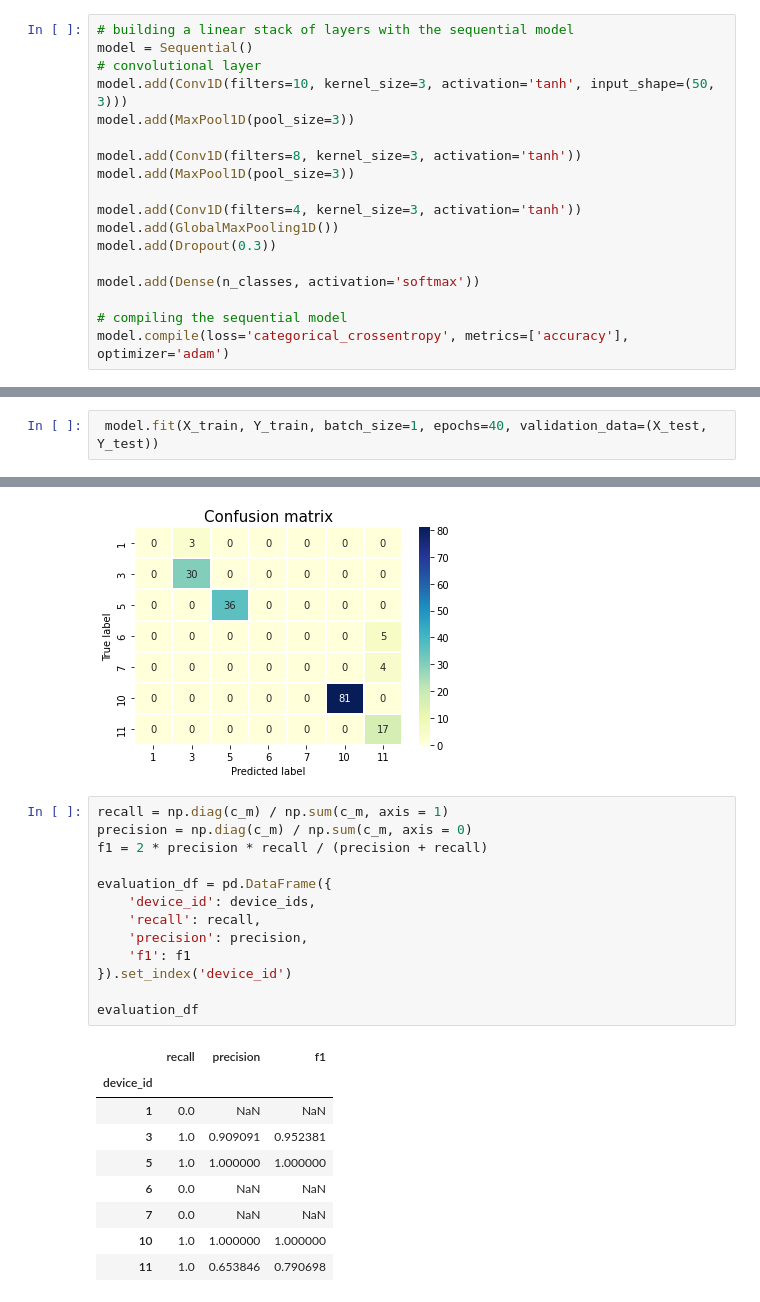
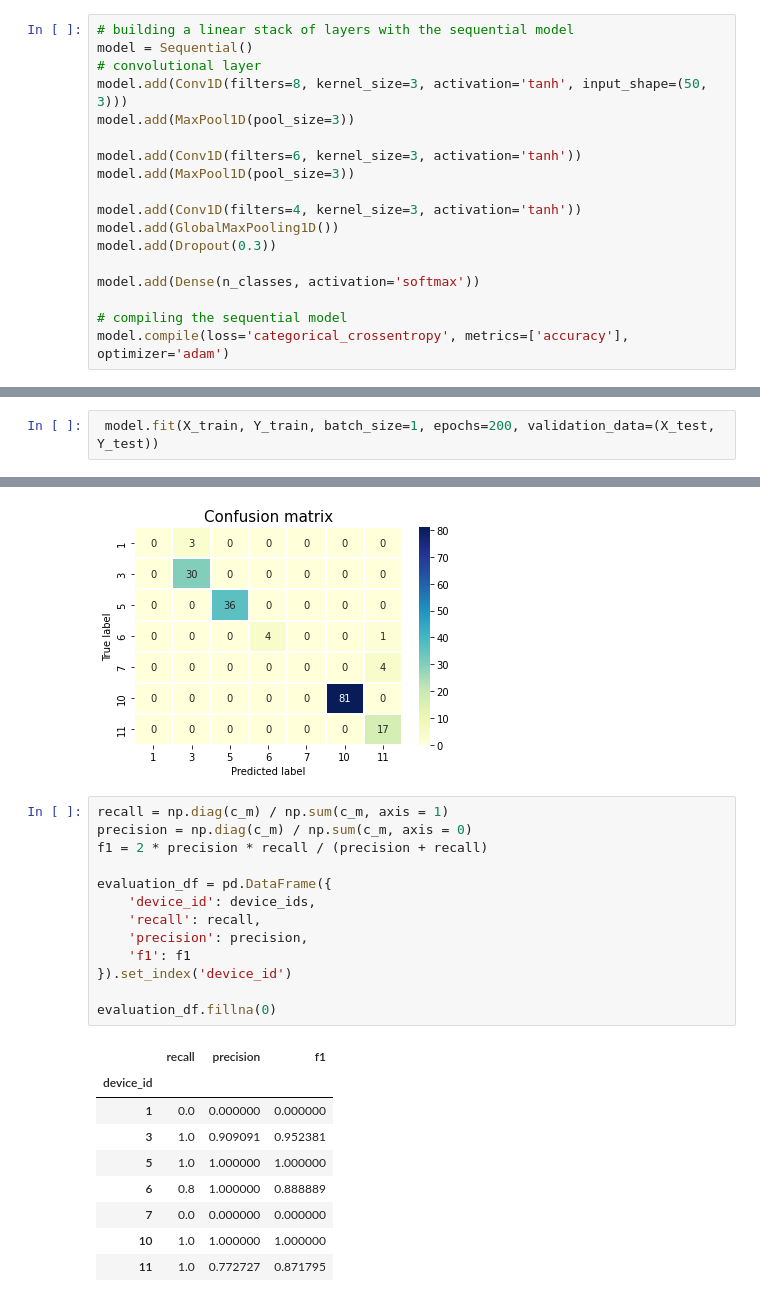
Before and after one commit to qirun-chen/getting-into-telematics, a Jupyter notebook: Driver identification prediction - baseline.ipynb, the cells around one changed output, grey strips where cells are left out. Saved outputs shown, nothing was run; the diff lists cells and outputs as text.

```diff
--- a/Driver identification prediction - baseline.ipynb
+++ b/Driver identification prediction - baseline.ipynb
@@ -226,10 +226,10 @@ Shape after one-hot encoding:  (43, 7)
 # building a linear stack of layers with the sequential model
 model = Sequential()
 # convolutional layer
-model.add(Conv1D(filters=10, kernel_size=3, activation='tanh', input_shape=(50, 3)))
+model.add(Conv1D(filters=8, kernel_size=3, activation='tanh', input_shape=(50, 3)))
 model.add(MaxPool1D(pool_size=3))
 
-model.add(Conv1D(filters=8, kernel_size=3, activation='tanh'))
+model.add(Conv1D(filters=6, kernel_size=3, activation='tanh'))
 model.add(MaxPool1D(pool_size=3))
 
 model.add(Conv1D(filters=4, kernel_size=3, activation='tanh'))
@@ -265,5 +265,5 @@ _________________________________________________________________
 # %% [markdown]
 ### CNN Training logs
 # %%
- model.fit(X_train, Y_train, batch_size=1, epochs=40, validation_data=(X_test, Y_test))
+ model.fit(X_train, Y_train, batch_size=1, epochs=200, validation_data=(X_test, Y_test))
 # %% [output]
@@ -314,24 +314,24 @@ confusion_matrix_plot = fig
 # %%
 recall = np.diag(c_m) / np.sum(c_m, axis = 1)
 precision = np.diag(c_m) / np.sum(c_m, axis = 0)
 f1 = 2 * precision * recall / (precision + recall)
 
 evaluation_df = pd.DataFrame({
     'device_id': device_ids,
     'recall': recall,
     'precision': precision,
     'f1': f1
 }).set_index('device_id')
 
-evaluation_df
+evaluation_df.fillna(0)
 # %% [output]
 |  | recall | precision | f1 |
 | device_id |  |  |  |
-| 1 | 0.0 | NaN | NaN |
+| 1 | 0.0 | 0.000000 | 0.000000 |
 | 3 | 1.0 | 0.909091 | 0.952381 |
 | 5 | 1.0 | 1.000000 | 1.000000 |
-| 6 | 0.0 | NaN | NaN |
-| 7 | 0.0 | NaN | NaN |
+| 6 | 0.8 | 1.000000 | 0.888889 |
+| 7 | 0.0 | 0.000000 | 0.000000 |
 | 10 | 1.0 | 1.000000 | 1.000000 |
-| 11 | 1.0 | 0.653846 | 0.790698 |
+| 11 | 1.0 | 0.772727 | 0.871795 |
 # %%
```
Also changed, not shown: parts of 5 cells of this notebook.
